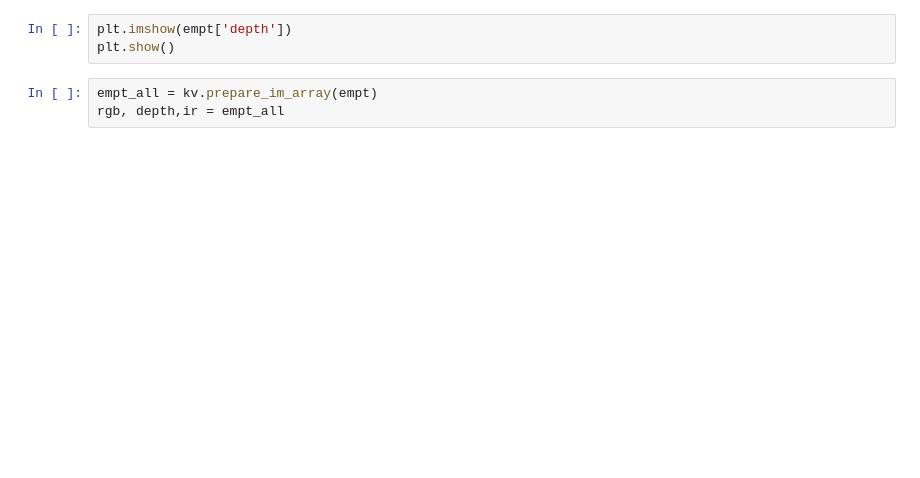
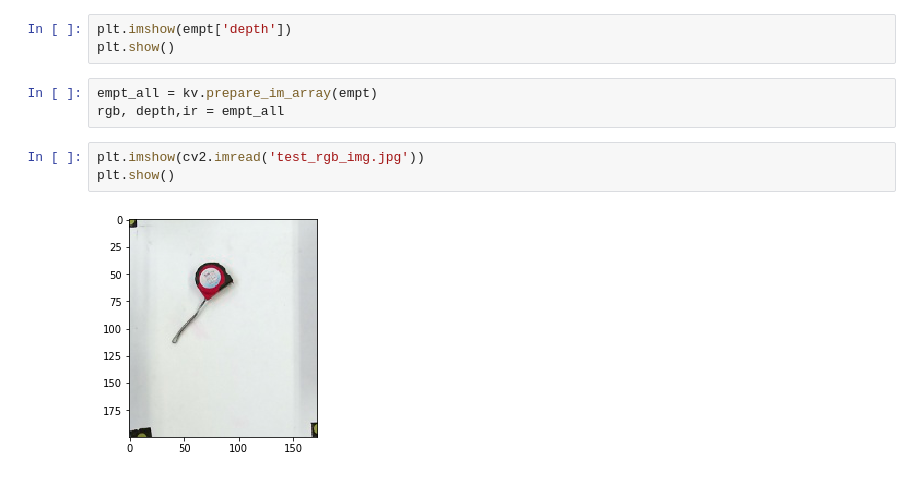
Before and after one commit to michaelcheah/birl-apc, a Jupyter notebook: integration_calibration_recognition_testing.ipynb, the cells around one changed output. Cells and saved outputs as stored; diff of their text form; blank space fills up the shorter version.

```diff
--- a/integration_calibration_recognition_testing.ipynb
+++ b/integration_calibration_recognition_testing.ipynb
@@ -250,3 +239,8 @@ plt.show()
 # %%
 empt_all = kv.prepare_im_array(empt)
 rgb, depth,ir = empt_all
+# %%
+plt.imshow(cv2.imread('test_rgb_img.jpg'))
+plt.show()
+# %% [output]
+[figure, added]
```
Also changed, not shown: parts of 7 cells of this notebook, 8 other files.
